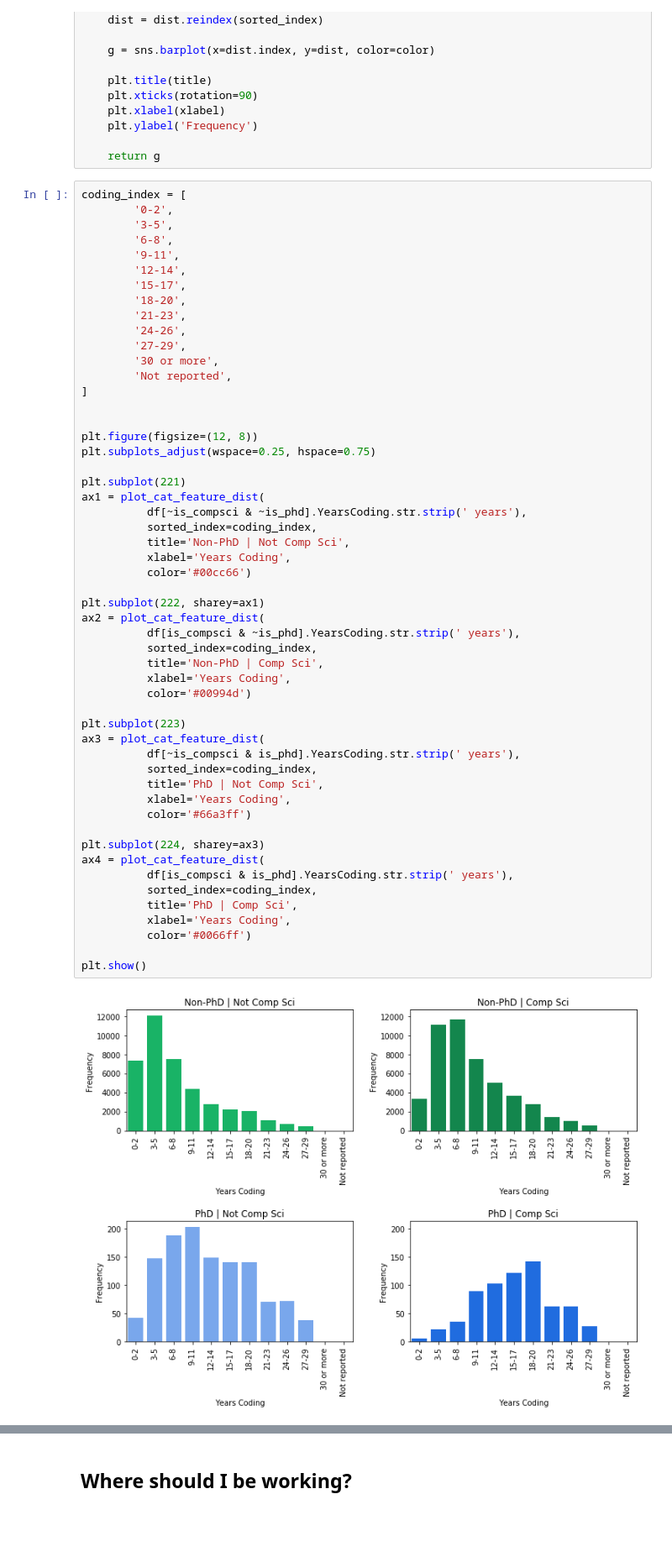
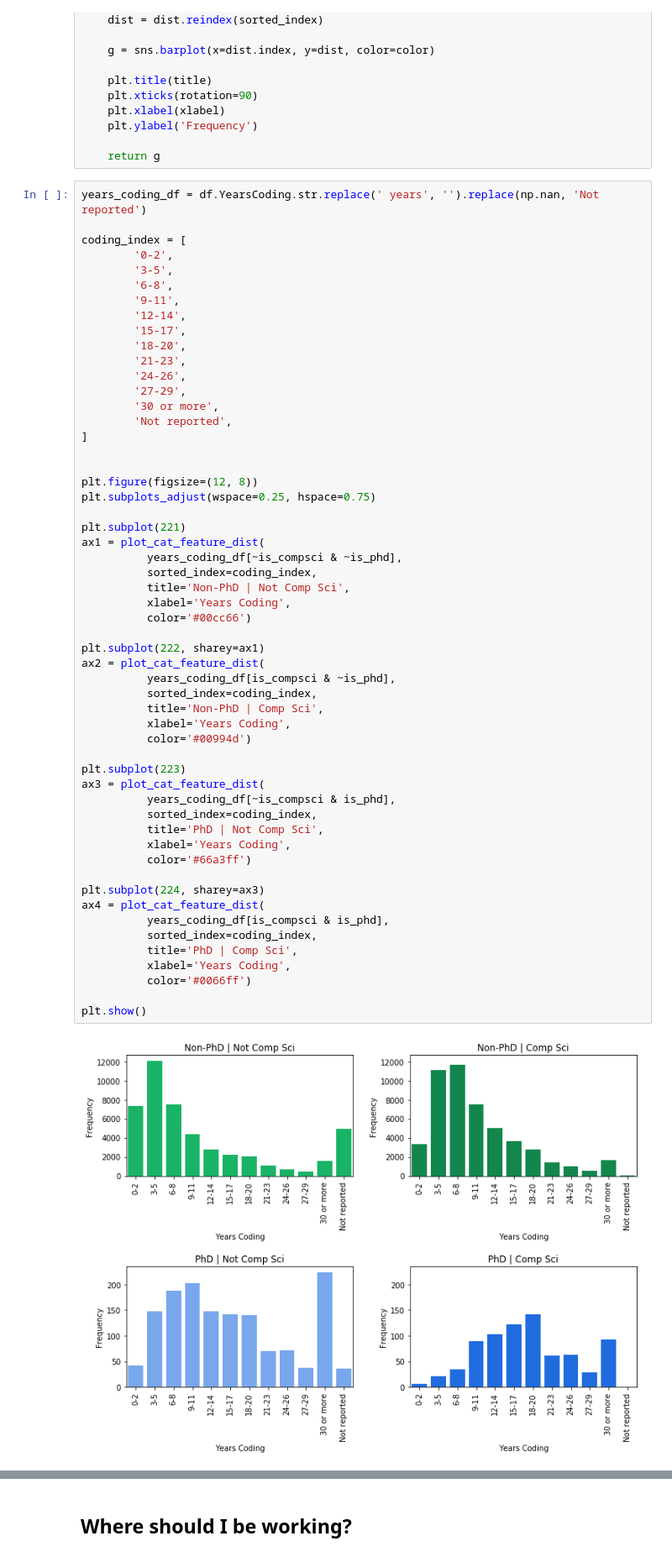
Before and after one commit to joshtice/stackoverflow2018, a Jupyter notebook: joshtice_stackoverflow_2018.ipynb, the cells around one changed output, grey strips where cells are left out. Shown at 84% size. Cells and saved outputs as stored; diff of their text form; blank space fills up the shorter version.

```diff
--- a/joshtice_stackoverflow_2018.ipynb
+++ b/joshtice_stackoverflow_2018.ipynb
@@ -200,6 +200,8 @@ def plot_cat_feature_dist(data, sorted_index, title, xlabel, color):
 
     return g
 # %%
+years_coding_df = df.YearsCoding.str.replace(' years', '').replace(np.nan, 'Not reported')
+
 coding_index = [
         '0-2',
         '3-5',
@@ -221,36 +223,36 @@ plt.subplots_adjust(wspace=0.25, hspace=0.75)
 
 plt.subplot(221)
 ax1 = plot_cat_feature_dist(
-          df[~is_compsci & ~is_phd].YearsCoding.str.strip(' years'),
+          years_coding_df[~is_compsci & ~is_phd],
           sorted_index=coding_index,
           title='Non-PhD | Not Comp Sci',
           xlabel='Years Coding',
           color='#00cc66')
 
 plt.subplot(222, sharey=ax1)
 ax2 = plot_cat_feature_dist(
-          df[is_compsci & ~is_phd].YearsCoding.str.strip(' years'),
+          years_coding_df[is_compsci & ~is_phd],
           sorted_index=coding_index,
           title='Non-PhD | Comp Sci',
           xlabel='Years Coding',
           color='#00994d')
 
 plt.subplot(223)
 ax3 = plot_cat_feature_dist(
-          df[~is_compsci & is_phd].YearsCoding.str.strip(' years'),
+          years_coding_df[~is_compsci & is_phd],
           sorted_index=coding_index,
           title='PhD | Not Comp Sci',
           xlabel='Years Coding',
           color='#66a3ff')
 
 plt.subplot(224, sharey=ax3)
 ax4 = plot_cat_feature_dist(
-          df[is_compsci & is_phd].YearsCoding.str.strip(' years'),
+          years_coding_df[is_compsci & is_phd],
           sorted_index=coding_index,
           title='PhD | Comp Sci',
           xlabel='Years Coding',
           color='#0066ff')
 
 plt.show()
 # %% [output]
-[figure, old version]
+[figure, new version]
```
Also changed, not shown: parts of 37 cells of this notebook.
